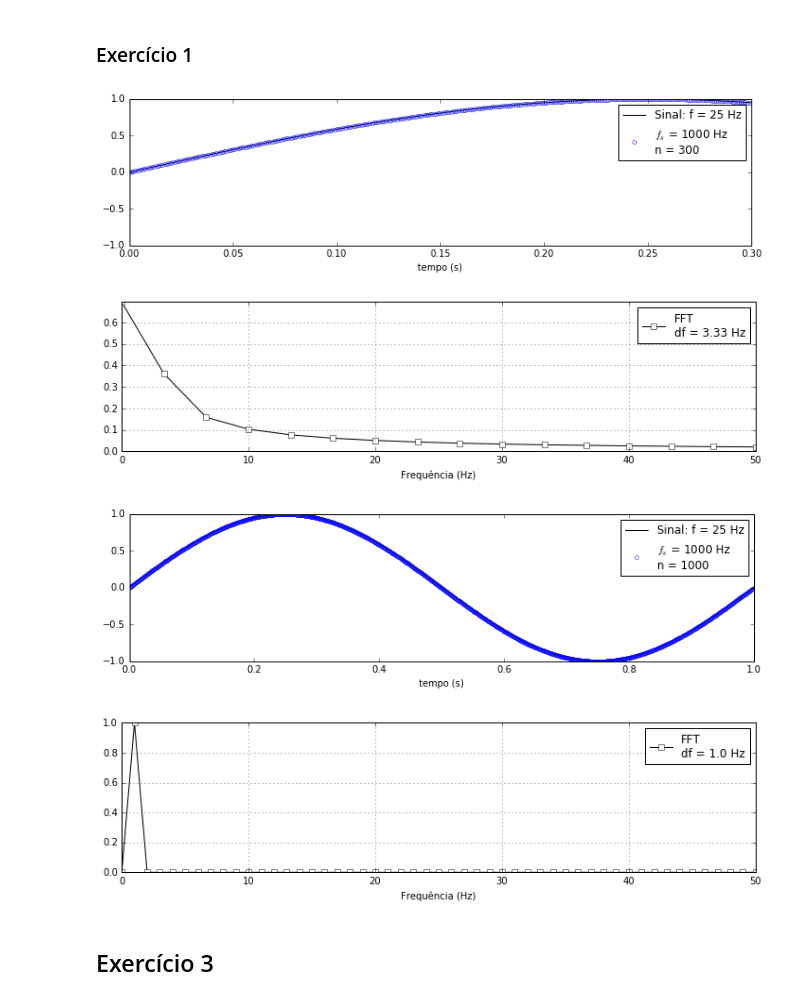
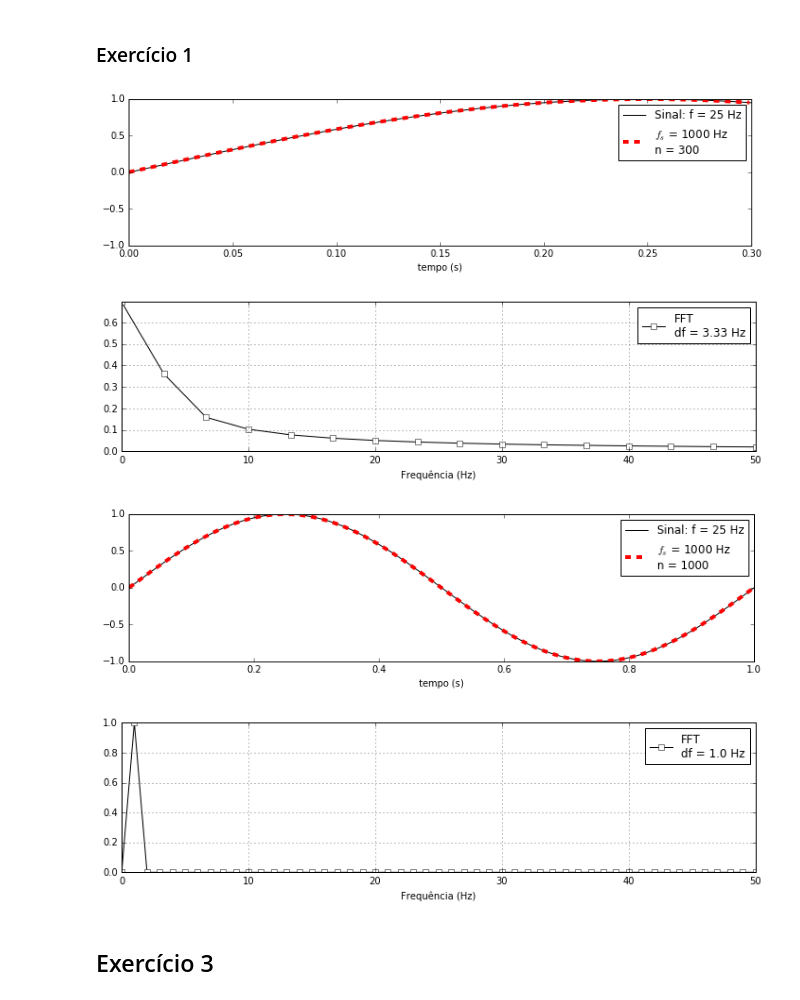
Before and after one commit to julionaojulho/machine-learning, a Jupyter notebook: Exercícios de fixação.ipynb, the cells around one changed output. Drawn from its saved outputs; the diff is of its cells as text; code cells hidden in the pictures.

```diff
--- a/Exercícios de fixação.ipynb
+++ b/Exercícios de fixação.ipynb
@@ -10,36 +10,36 @@ import numpy as np
 fs = [(1000,300), (1000,1000)]#, (1000,2000), (2000,2000)]
       #(3,1000), (3,2000), (0.3,1000),(0.3,2000)]
 for i,k in fs:
     ll = r'$f_s$ = ' + str(i) + ' Hz\nn = ' + str(k)
     tt = np.arange(0,k/i,1/i)
     yy = np.sin(2*np.pi*(tt+np.random.rand(1)/i))
     t = np.linspace(0,k/i,1e6*k/i)
     y = np.sin(2*np.pi*t)
     Y = np.fft.fft(yy)
     Y = 2 * Y/len(Y)
     Y[0] = Y[0]/2
     freq = np.fft.fftfreq(len(Y),d=1/i)
     df = freq[1]-freq[0]
     ss = 'FFT\ndf = ' + str(round(df,2)) + ' Hz'
 
     plt.figure(figsize=(12,4/np.sqrt(2)))
     plt.plot(t,y,'k',label='Sinal: f = 25 Hz')
     plt.xlabel('tempo (s)')
-    plt.plot(tt,yy,'bo',mec='b',mfc='None',label=ll,ms=4)
+    plt.plot(tt,yy,'r--',linewidth=4.00,label=ll,ms=4)
     plt.axis([0,k/i,-1,1])
     plt.legend(numpoints=1,loc='best')
 
     plt.figure(figsize=(12,4/np.sqrt(2)))
     plt.plot(freq[0:int(len(Y)/2)],np.abs(Y[0:int(len(Y)/2)]),
              'ks-',mec='k',mfc="w",label=ss)
     plt.xlabel('Frequência (Hz)')
     plt.axis([0,50,0,max(abs(Y))])
     plt.legend(numpoints=1)
     plt.grid('on')
 # %% [output]
-[figure, old version]
+[figure, new version]
 [figure]
-[figure, old version]
+[figure, new version]
 [figure]
 # %% [markdown]
 ## Exercício 3
```
Also changed, not shown: parts of 8 cells of this notebook.
